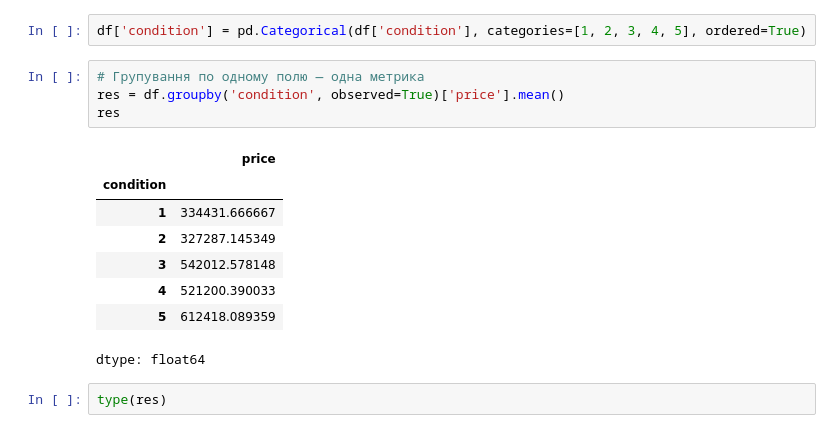
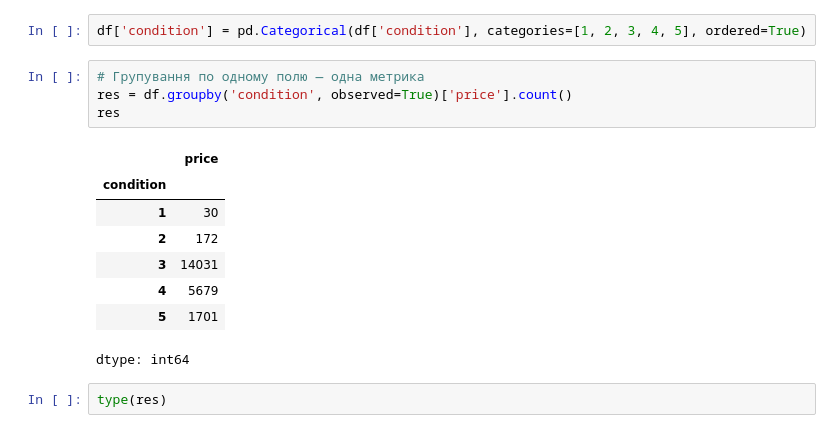
Before and after one commit to cpython-projects/da_27_07_2026, a Jupyter notebook: lesson_18.ipynb, the cells around one changed output. Saved outputs shown, nothing was run; the diff lists cells and outputs as text.

```diff
--- a/lesson_18.ipynb
+++ b/lesson_18.ipynb
@@ -87,17 +87,17 @@ array([3, 5, 4, 1, 2])
 df['condition'] = pd.Categorical(df['condition'], categories=[1, 2, 3, 4, 5], ordered=True)
 # %%
 # Групування по одному полю — одна метрика
-res = df.groupby('condition', observed=True)['price'].mean()
+res = df.groupby('condition', observed=True)['price'].count()
 res
 # %% [output]
 |  | price |
 | condition |  |
-| 1 | 334431.666667 |
-| 2 | 327287.145349 |
-| 3 | 542012.578148 |
-| 4 | 521200.390033 |
-| 5 | 612418.089359 |
+| 1 | 30 |
+| 2 | 172 |
+| 3 | 14031 |
+| 4 | 5679 |
+| 5 | 1701 |
-dtype: float64
+dtype: int64
 # %%
 type(res)
 # %% [output]
```
Also changed, not shown: parts of 11 cells of this notebook.
